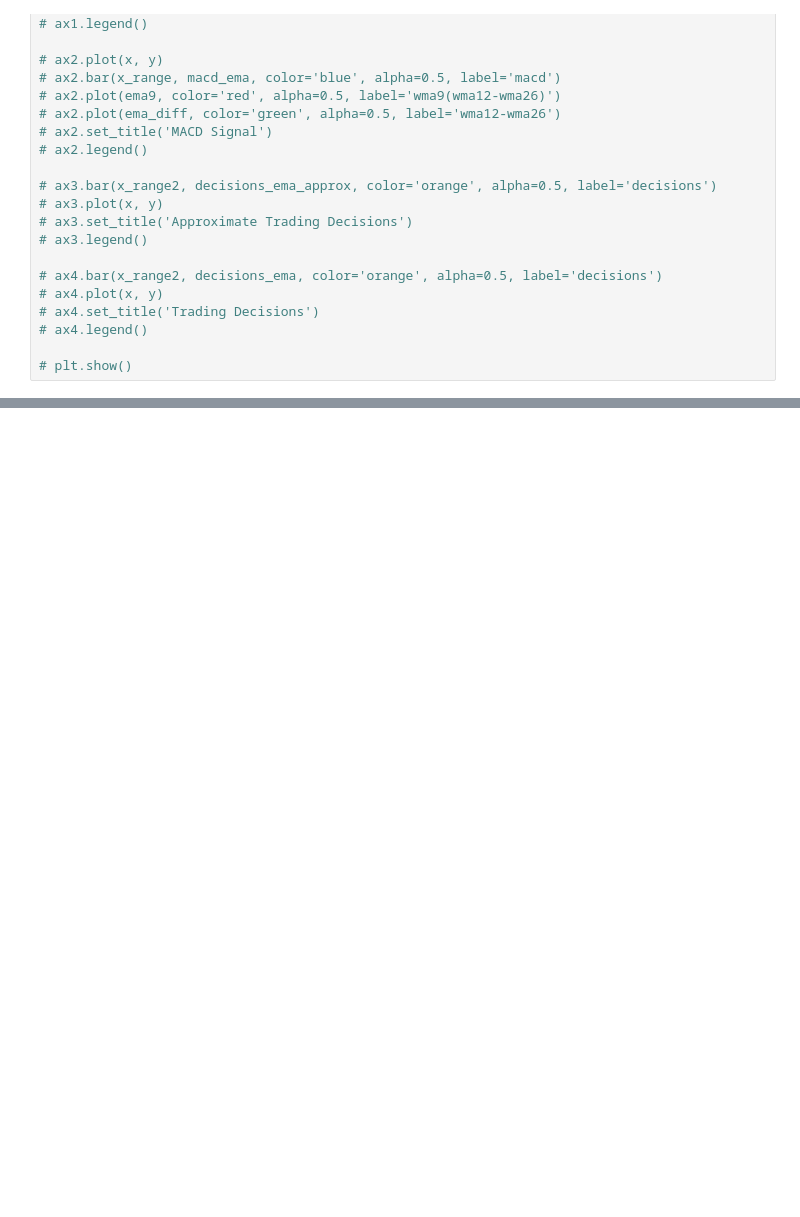
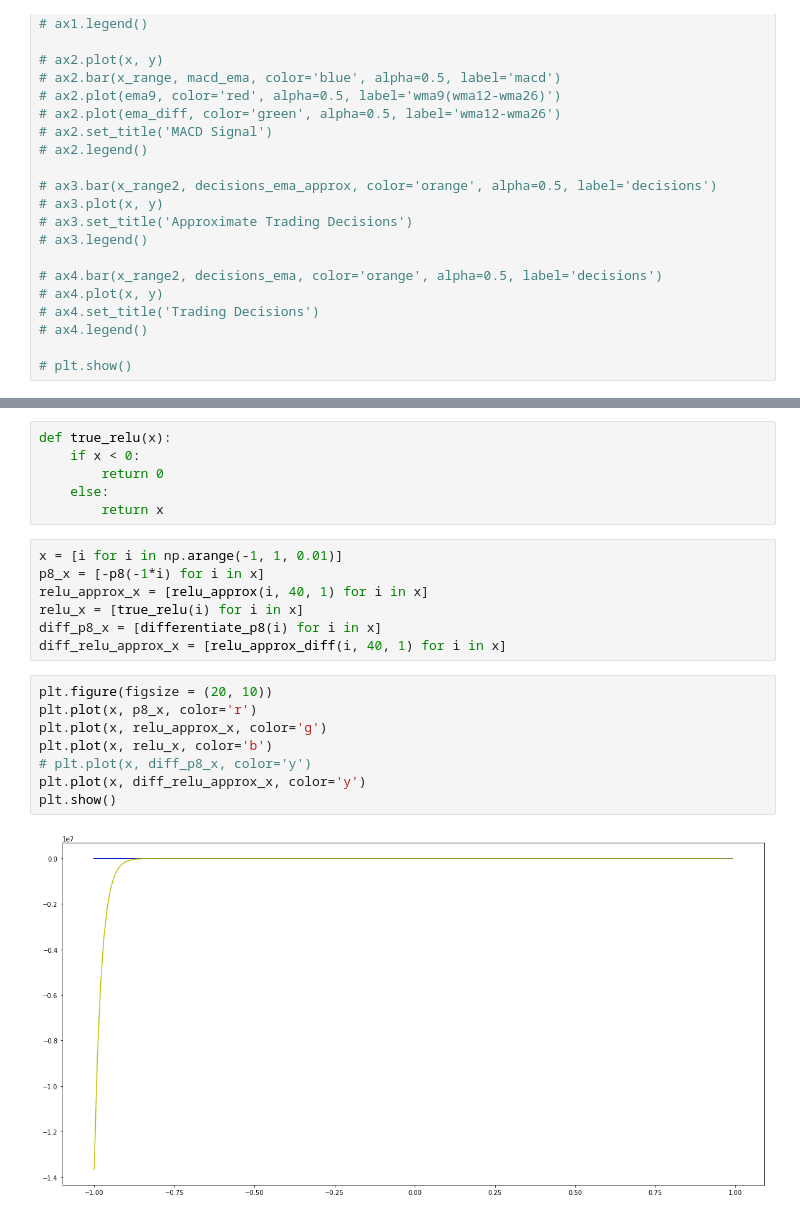
Before and after one commit to ht-weng/HETSA, a Jupyter notebook: FinancialApplications/macd-Plaintext/macd.ipynb, the cells around one changed output, grey strips where cells are left out. Saved outputs shown, nothing was run; the diff lists cells and outputs as text; blank space fills up the shorter version.

```diff
--- a/FinancialApplications/macd-Plaintext/macd.ipynb
+++ b/FinancialApplications/macd-Plaintext/macd.ipynb
@@ -230 +433,24 @@ plt.show()
+# %%
+def true_relu(x):
+    if x < 0:
+        return 0
+    else:
+        return x
+# %%
+x = [i for i in np.arange(-1, 1, 0.01)]
+p8_x = [-p8(-1*i) for i in x]
+relu_approx_x = [relu_approx(i, 40, 1) for i in x]
+relu_x = [true_relu(i) for i in x]
+diff_p8_x = [differentiate_p8(i) for i in x]
+diff_relu_approx_x = [relu_approx_diff(i, 40, 1) for i in x]
+# %%
+plt.figure(figsize = (20, 10))
+plt.plot(x, p8_x, color='r')
+plt.plot(x, relu_approx_x, color='g')
+plt.plot(x, relu_x, color='b')
+# plt.plot(x, diff_p8_x, color='y')
+plt.plot(x, diff_relu_approx_x, color='y')
+plt.show()
+# %% [output]
+[figure, added]
 # %%
```
Also changed, not shown: parts of 16 cells of this notebook, 1 other file.
